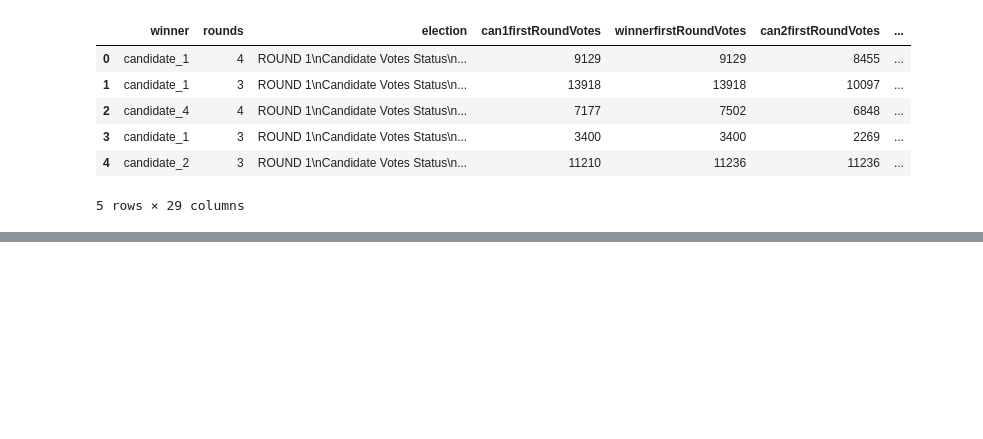
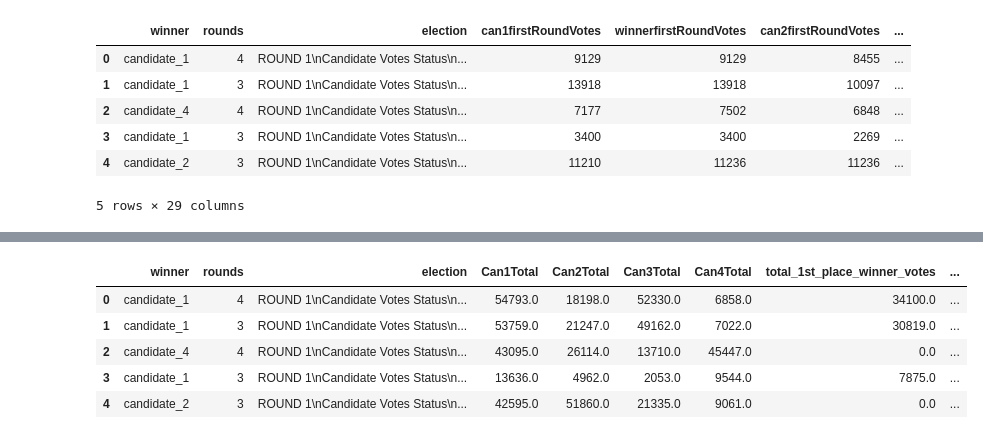
Before and after one commit to SherinV/ranked-choice-voting, a Jupyter notebook: pyrankobjs/pyobjects.ipynb, the cells around one changed output, grey strips where cells are left out. Drawn from its saved outputs; the diff is of its cells as text; code cells hidden in the pictures; blank space fills up the shorter version.

```diff
--- a/pyrankobjs/pyobjects.ipynb
+++ b/pyrankobjs/pyobjects.ipynb
@@ -569,6 +560,0 @@ winner_first_place_votes
-# %%
-df['max_value_r1'] = [max(lis) for lis in df['first_rouns_list']]
-df['max_value_r2'] = [max(lis) for lis in df['sec_rouns_list']]
-df['max_value_r3'] = [max(lis) for lis in df['third_rouns_list']]
-df['max_value_r4'] = [max(lis) for lis in df['fourth_rouns_list']]
-df['max_value_rf'] = [max(lis) for lis in df['final_rouns_list']]
@@ -577,5 +561,3 @@ df['max_value_r1'].head()
-# %%
-df['max_values_per_round'] = df[['max_value_r1','max_value_r2','max_value_r3','max_value_r4','max_value_rf']].values.tolist()
 # %%
 # Get the max value in each list
 # if value is == to winner's value for specific round
@@ -594,2 +567,11 @@ df2 = df[['winner', 'rounds', 'election', 'first_rouns_list', 'sec_rouns_list',
+# %%
+df_final = df[[ 'winner', 'rounds', 'election', 'Can1Total', 'Can2Total','Can3Total','Can4Total', 'total_1st_place_winner_votes','total_last_place_winner_votes']]
 # %%
-df2.head()
+df_final.head()
+# %% [output]
+|  | winner | rounds | election | Can1Total | Can2Total | Can3Total | Can4Total | total_1st_place_winner_votes | ... |
+| 0 | candidate_1 | 4 | ROUND 1\nCandidate Votes Status\n... | 54793.0 | 18198.0 | 52330.0 | 6858.0 | 34100.0 | ... |
+| 1 | candidate_1 | 3 | ROUND 1\nCandidate Votes Status\n... | 53759.0 | 21247.0 | 49162.0 | 7022.0 | 30819.0 | ... |
+| 2 | candidate_4 | 4 | ROUND 1\nCandidate Votes Status\n... | 43095.0 | 26114.0 | 13710.0 | 45447.0 | 0.0 | ... |
+| 3 | candidate_1 | 3 | ROUND 1\nCandidate Votes Status\n... | 13636.0 | 4962.0 | 2053.0 | 9544.0 | 7875.0 | ... |
+| 4 | candidate_2 | 3 | ROUND 1\nCandidate Votes Status\n... | 42595.0 | 51860.0 | 21335.0 | 9061.0 | 0.0 | ... |
```
Also changed, not shown: parts of 15 cells of this notebook, 1 other file.
